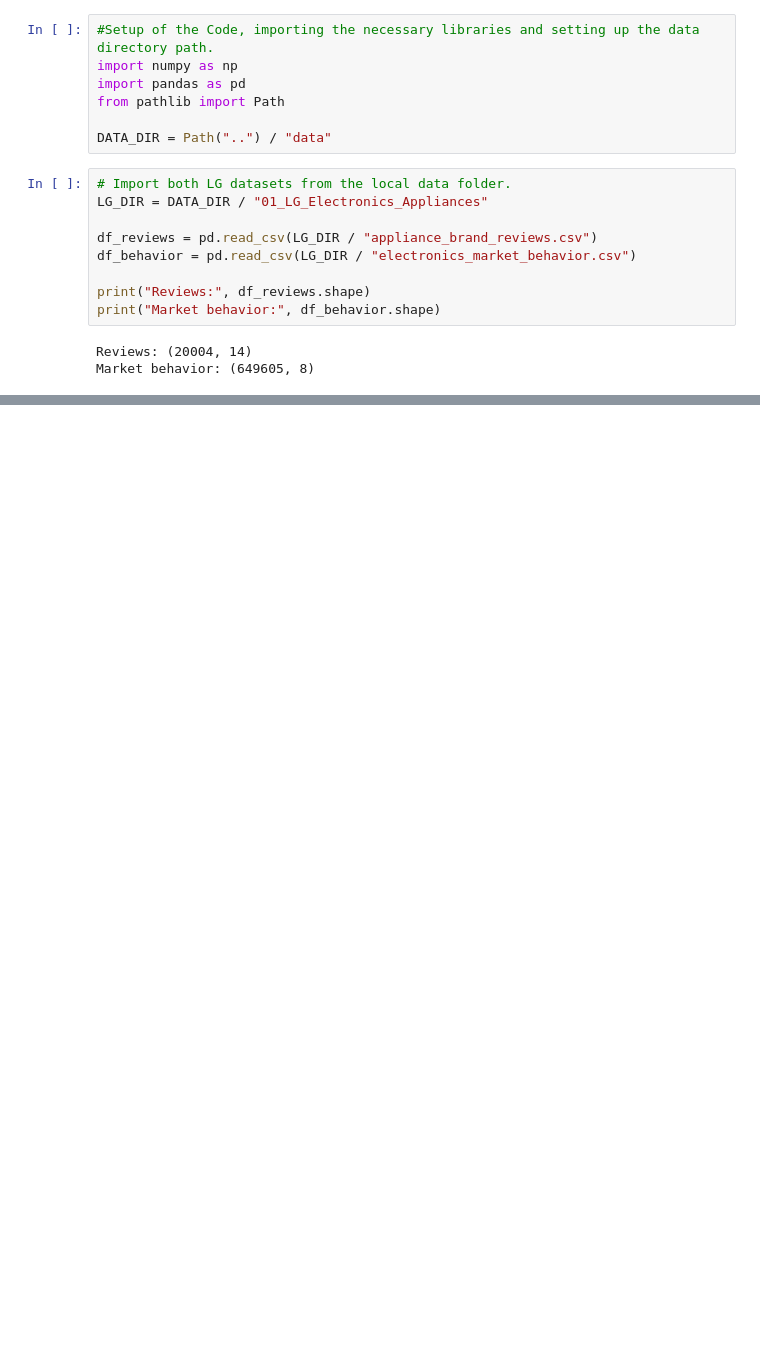
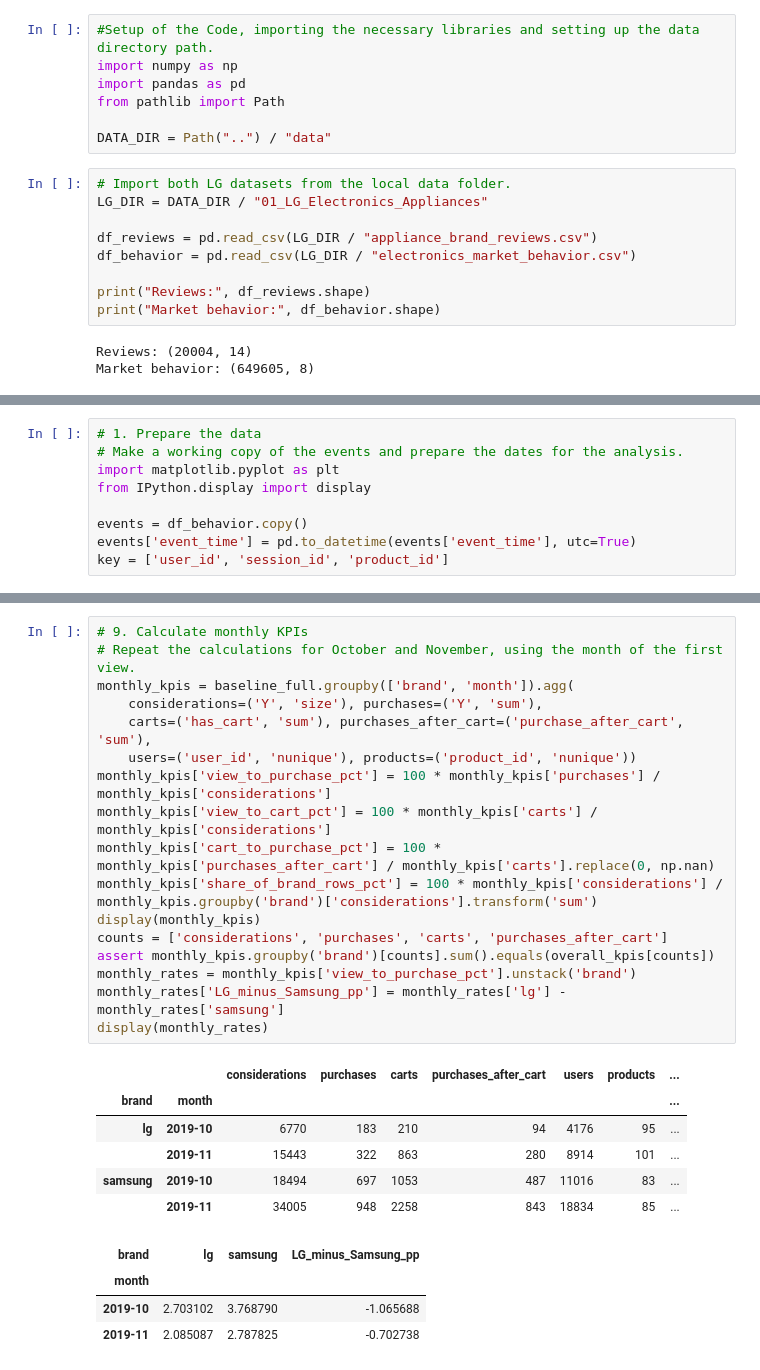
Before and after one commit to Dod0ria/Marketing-Project, a Jupyter notebook: Edoardo_notebook.ipynb, the cells around one changed output, grey strips where cells are left out. Drawn from its saved outputs; the diff is of its cells as text; blank space fills up the shorter version.

Commit message:
added new cells of analysis

```diff
--- a/Edoardo_notebook.ipynb
+++ b/Edoardo_notebook.ipynb
@@ -742,0 +20,9 @@ All end-of-session checks pass.
+# %%
+# 1. Prepare the data
+# Make a working copy of the events and prepare the dates for the analysis.
+import matplotlib.pyplot as plt
+from IPython.display import display
+
+events = df_behavior.copy()
+events['event_time'] = pd.to_datetime(events['event_time'], utc=True)
+key = ['user_id', 'session_id', 'product_id']
@@ -742,0 +210,28 @@ All end-of-session checks pass.
+# %%
+# 9. Calculate monthly KPIs
+# Repeat the calculations for October and November, using the month of the first view.
+monthly_kpis = baseline_full.groupby(['brand', 'month']).agg(
+    considerations=('Y', 'size'), purchases=('Y', 'sum'),
+    carts=('has_cart', 'sum'), purchases_after_cart=('purchase_after_cart', 'sum'),
+    users=('user_id', 'nunique'), products=('product_id', 'nunique'))
+monthly_kpis['view_to_purchase_pct'] = 100 * monthly_kpis['purchases'] / monthly_kpis['considerations']
+monthly_kpis['view_to_cart_pct'] = 100 * monthly_kpis['carts'] / monthly_kpis['considerations']
+monthly_kpis['cart_to_purchase_pct'] = 100 * monthly_kpis['purchases_after_cart'] / monthly_kpis['carts'].replace(0, np.nan)
+monthly_kpis['share_of_brand_rows_pct'] = 100 * monthly_kpis['considerations'] / monthly_kpis.groupby('brand')['considerations'].transform('sum')
+display(monthly_kpis)
+counts = ['considerations', 'purchases', 'carts', 'purchases_after_cart']
+assert monthly_kpis.groupby('brand')[counts].sum().equals(overall_kpis[counts])
+monthly_rates = monthly_kpis['view_to_purchase_pct'].unstack('brand')
+monthly_rates['LG_minus_Samsung_pp'] = monthly_rates['lg'] - monthly_rates['samsung']
+display(monthly_rates)
+# %% [output]
+|  |  | considerations | purchases | carts | purchases_after_cart | users | products | ... |
+| brand | month |  |  |  |  |  |  | ... |
+| lg | 2019-10 | 6770 | 183 | 210 | 94 | 4176 | 95 | ... |
+|  | 2019-11 | 15443 | 322 | 863 | 280 | 8914 | 101 | ... |
+| samsung | 2019-10 | 18494 | 697 | 1053 | 487 | 11016 | 83 | ... |
+|  | 2019-11 | 34005 | 948 | 2258 | 843 | 18834 | 85 | ... |
+| brand | lg | samsung | LG_minus_Samsung_pp |
+| month |  |  |  |
+| 2019-10 | 2.703102 | 3.768790 | -1.065688 |
+| 2019-11 | 2.085087 | 2.787825 | -0.702738 |
```
Also changed, not shown: parts of 30 cells of this notebook.
